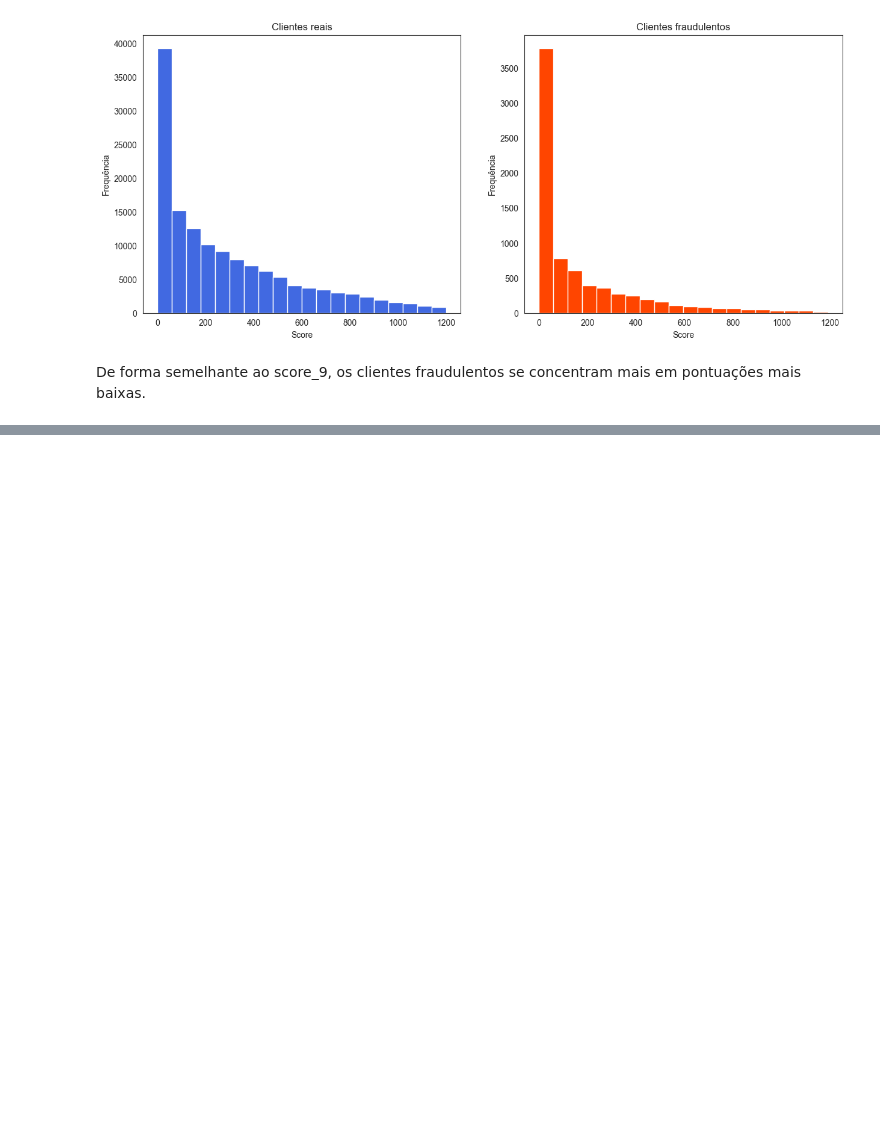
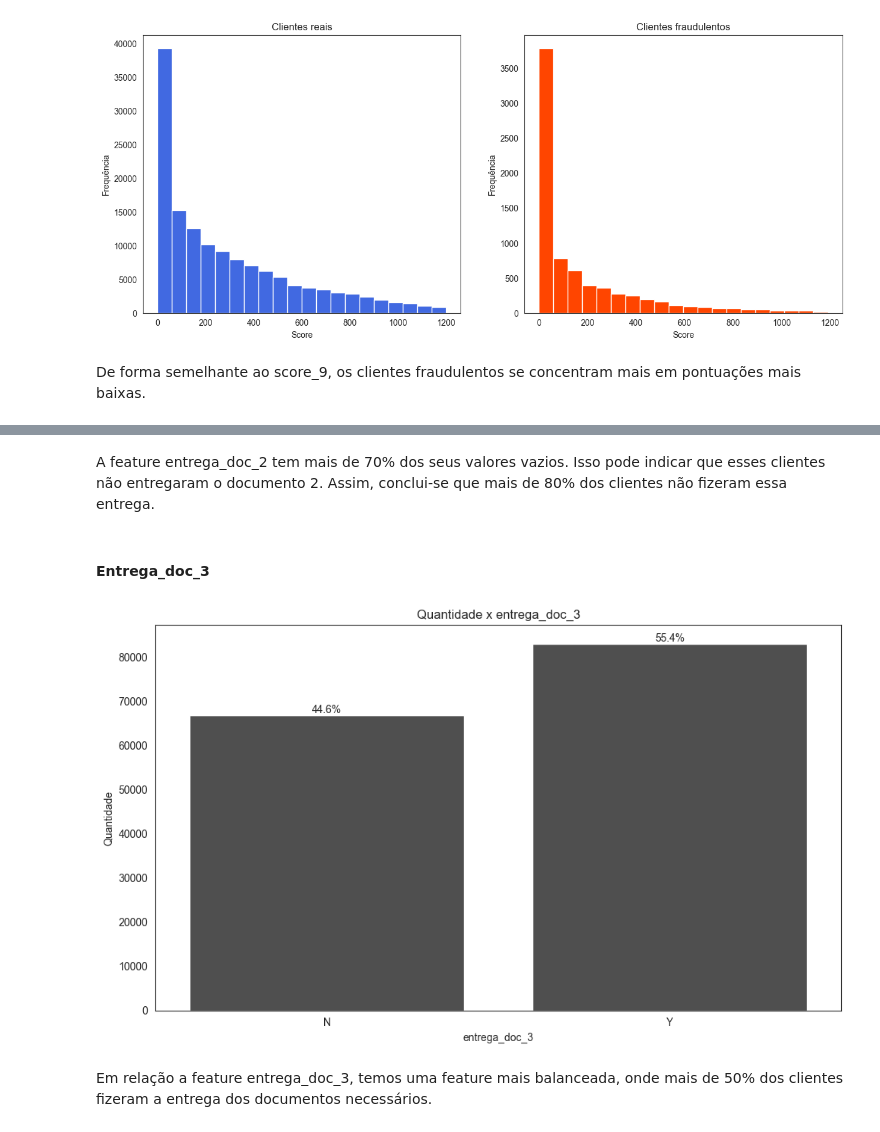
Before and after one commit to WiiniSilva/Fraude_Case, a Jupyter notebook: Fraude_Case.ipynb, the cells around one changed output, grey strips where cells are left out. Drawn from its saved outputs; the diff is of its cells as text; code cells hidden in the pictures; blank space fills up the shorter version.

```diff
--- a/Fraude_Case.ipynb
+++ b/Fraude_Case.ipynb
@@ -491,0 +514,10 @@ De forma semelhante ao score_9, os clientes fraudulentos se concentram mais em p
+# %% [markdown]
+A feature entrega_doc_2 tem mais de 70% dos seus valores vazios. Isso pode indicar que esses clientes não entregaram o documento 2. Assim, conclui-se que mais de 80% dos clientes não fizeram essa entrega.
+# %% [markdown]
+#### Entrega_doc_3
+# %%
+countplot_bar(df, 'entrega_doc_3')
+# %% [output]
+[figure, added]
+# %% [markdown]
+Em relação a feature entrega_doc_3, temos uma feature mais balanceada, onde mais de 50% dos clientes fizeram a entrega dos documentos necessários.
```
Also changed, not shown: parts of 8 cells of this notebook.
